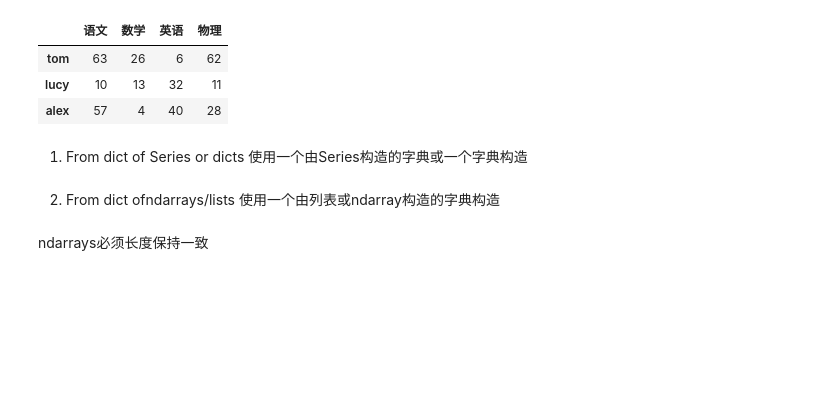
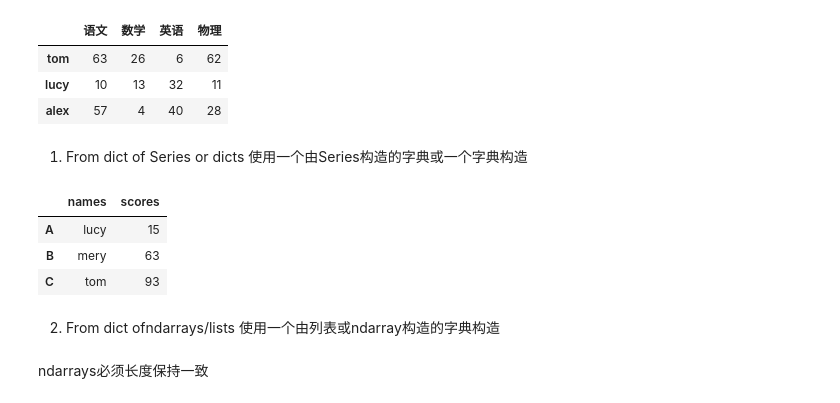
Before and after one commit to Leecoin49/StudyNote, a Jupyter notebook: LLM/AILLM_Luffy/1.Python/第20章Pandas/1.pandas核心数据类型.ipynb, the cells around one changed output. Drawn from its saved outputs; the diff is of its cells as text; code cells hidden in the pictures; blank space fills up the shorter version.

```diff
--- a/LLM/AILLM_Luffy/1.Python/第20章Pandas/1.pandas核心数据类型.ipynb
+++ b/LLM/AILLM_Luffy/1.Python/第20章Pandas/1.pandas核心数据类型.ipynb
@@ -310,6 +310,19 @@ pd.DataFrame(data=data, index=index, columns=columns)
 | alex | 57 | 4 | 40 | 28 |
 # %% [markdown]
 1. From dict of Series or dicts 使用一个由Series构造的字典或一个字典构造
+# %%
+names=pd.Series(data=['lucy','mery','tom'], index=list('ABC'))
+scores=pd.Series(data=np.random.randint(0,100, size=3), index=list('ABC'))
+
+pd.DataFrame(data={
+'names':names,
+'scores':scores
+})
+# %% [output]
+|  | names | scores |
+| A | lucy | 15 |
+| B | mery | 63 |
+| C | tom | 93 |
 # %% [markdown]
 2. From dict ofndarrays/lists 使用一个由列表或ndarray构造的字典构造
 # %% [markdown]
```
Also changed, not shown: parts of 6 cells of this notebook.
